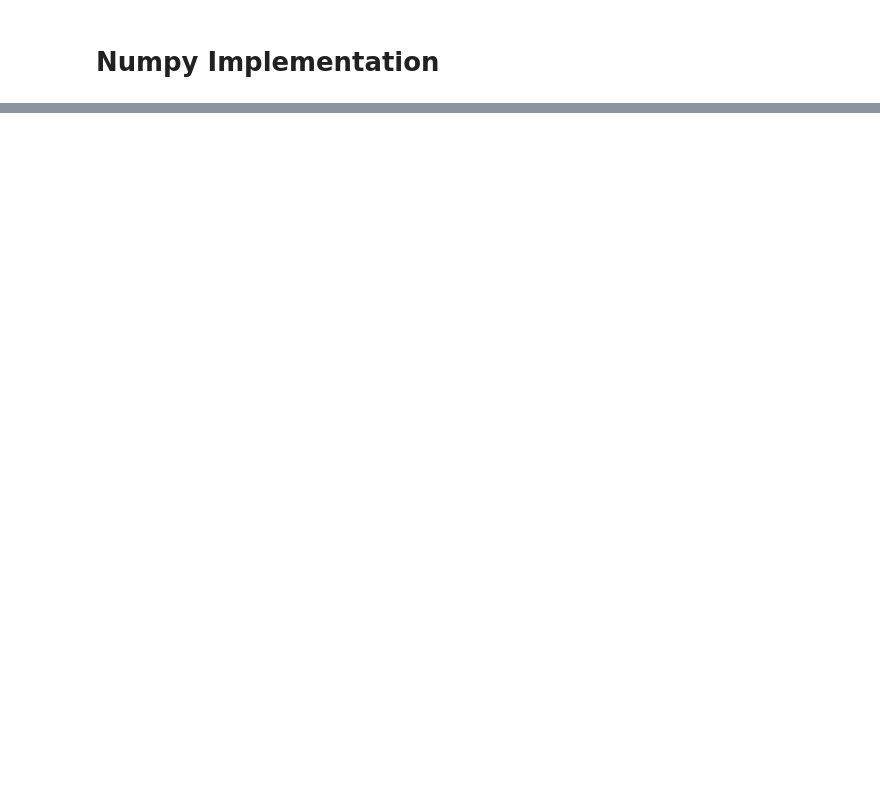
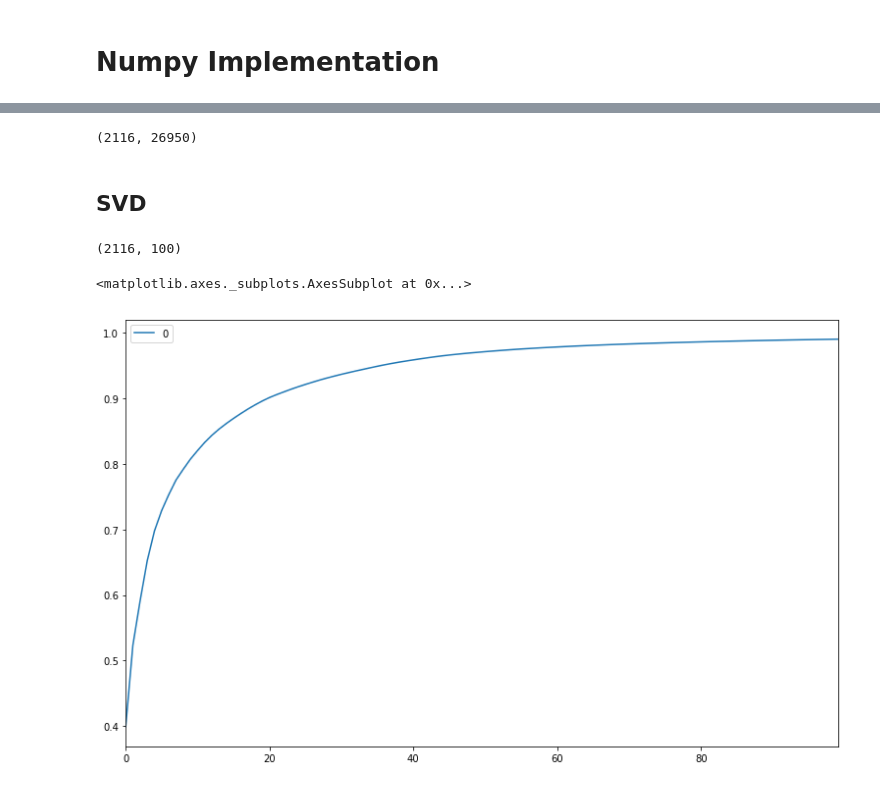
Before and after one commit to janghaludu/last-fm-tags, a Jupyter notebook: postPunk.ipynb, the cells around one changed output, grey strips where cells are left out. Cells and saved outputs as stored; diff of their text form; code cells hidden in the pictures; blank space fills up the shorter version.

```diff
--- a/postPunk.ipynb
+++ b/postPunk.ipynb
@@ -175,0 +265,7 @@ duplicates
+# %%
+for index, indices in enumerate(q):
+    temp = postPunkRaw.iloc[indices[0]:indices[1],1:3]
+    tempo = zip(temp[2], temp[3])
+
+    for ranges in tempo:
+        vectors[index][ranges[0]] = ranges[1]
@@ -175,0 +298,25 @@ duplicates
+# %%
+matrix = np.matrix(vectors)
+# %%
+sparseMatrix = sparse.csr_matrix(matrix)
+# %%
+sparseMatrix.shape
+# %% [output]
+(2116, 26950)
+# %% [markdown]
+## SVD
+# %%
+from sklearn.decomposition import TruncatedSVD
+from sklearn.preprocessing import normalize
+
+svd = TruncatedSVD(n_components=100)
+embedded_coords = normalize(svd.fit_transform(sparseMatrix), norm='l1')
+print(embedded_coords.shape)
+# %% [output]
+(2116, 100)
+# %%
+%matplotlib inline
+pd.DataFrame(np.cumsum(svd.explained_variance_ratio_)).plot(figsize=(13, 8))
+# %% [output]
+<matplotlib.axes._subplots.AxesSubplot at 0x...>
+[figure, added]
```
Also changed, not shown: parts of 61 cells of this notebook.
